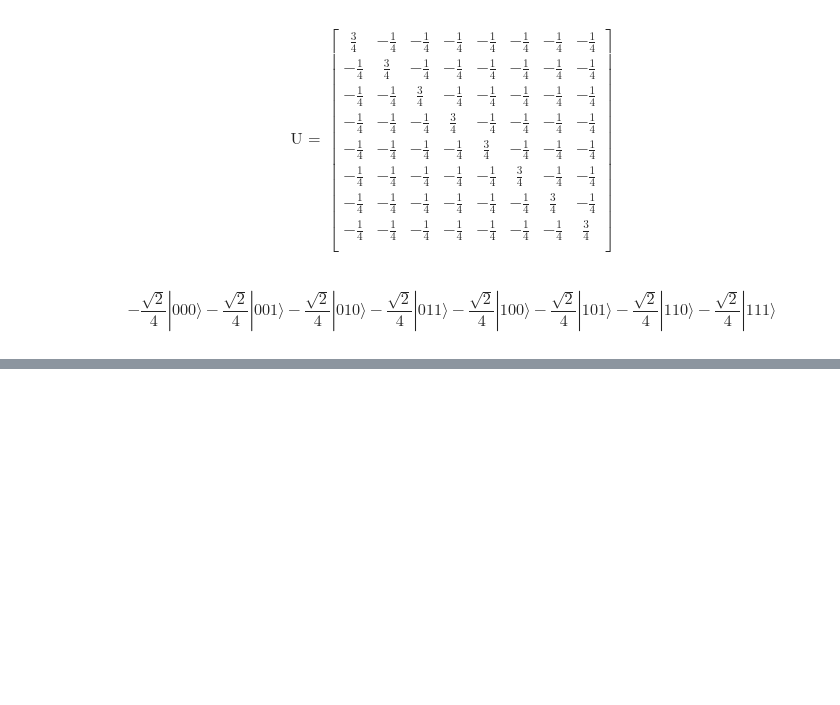
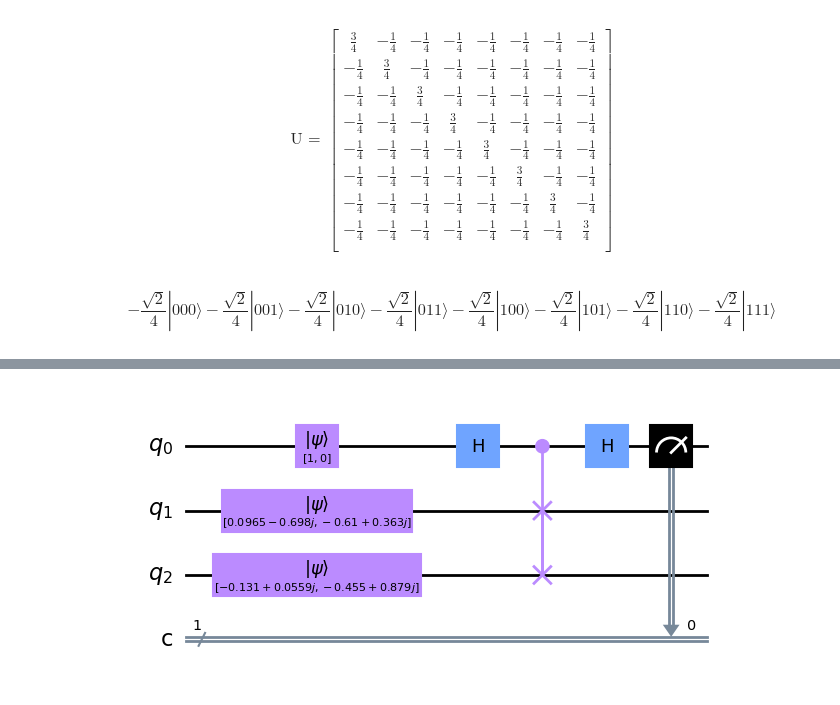
Before and after one commit to nunopcfmarques/IICQ-Project, a Jupyter notebook: IICQ-Notebook.ipynb, the cells around one changed output, grey strips where cells are left out. Drawn from its saved outputs; the diff is of its cells as text; code cells hidden in the pictures; blank space fills up the shorter version.

```diff
--- a/IICQ-Notebook.ipynb
+++ b/IICQ-Notebook.ipynb
@@ -187,0 +294,20 @@ q, c, qc = quantum_initialization(3,3)
+# %%
+from qiskit.quantum_info import random_statevector
+q, c, qc = quantum_initialization(3, 1)
+
+state_a = random_statevector(2)
+
+state_b = random_statevector(2)
+
+qc.initialize([1, 0], 0)
+qc.initialize(state_a, 1)
+qc.initialize(state_b, 2)
+
+qc.h(0)
+qc.cswap(0, 1, 2)
+qc.h(0)
+qc.measure(0, 0)
+
+qc.draw('mpl')
+# %% [output]
+[figure, added]
```
Also changed, not shown: parts of 19 cells of this notebook.
